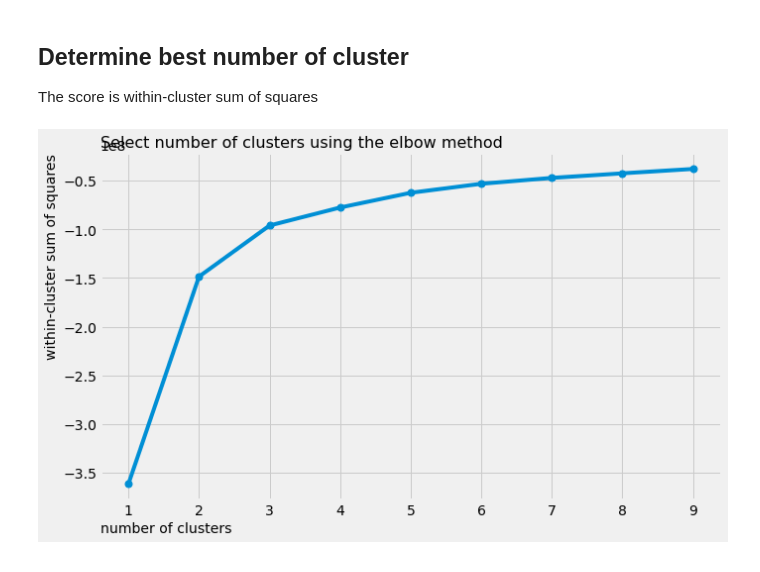
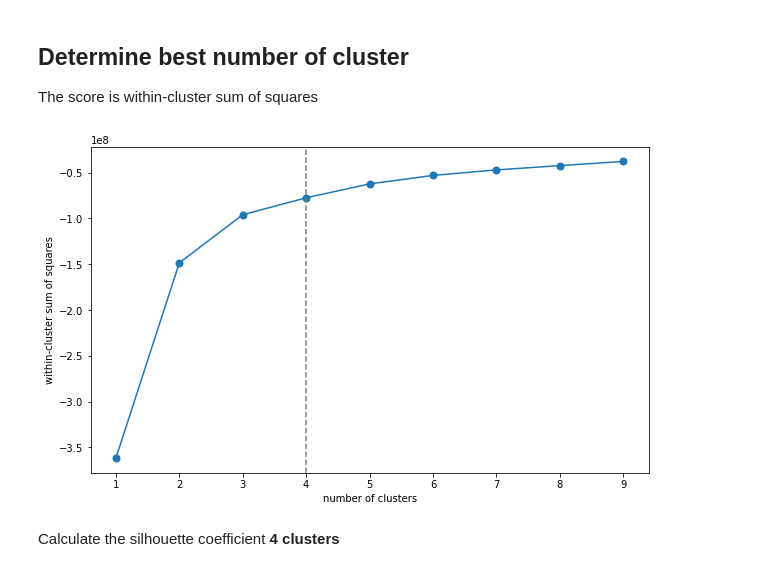
Before and after one commit to friethjof/correlation_classification, a Jupyter notebook: clustering_with_kmeans.ipynb, the cells around one changed output. Drawn from its saved outputs; the diff is of its cells as text; code cells hidden in the pictures.

Commit message:
add plotting to kmeans-notenbook

```diff
--- a/clustering_with_kmeans.ipynb
+++ b/clustering_with_kmeans.ipynb
@@ -39,28 +43,23 @@ features.head()
 
 The score is within-cluster sum of squares
 # %%
-wcss = []  # create a list to hold the within-cluster sum of squares values
-for number_of_clusters in range(1, 10):  # we have to start with at least one cluster. 9 is plenty for this dataset
-    model = KMeans(n_clusters=number_of_clusters, random_state=0)  # instantiate KMeans with the number of clusters. Use random_state to make scores reproducible
-    model.fit(features)  # search for good cluster centers
+wcss = []
+for number_of_clusters in range(1, 10):
+    model = KMeans(
+        n_clusters=number_of_clusters,
+        random_state=0
+    )
+    model.fit(features)
     wcss.append(model.score(features))
-# %%
-import matplotlib.pyplot as plt
-plt.style.use('fivethirtyeight')  # use styling for a nice plot
-
-# create figure and axis and plot the scores
-fig, ax = plt.subplots(figsize=[10, 6])
-ax.plot(range(1, 10), wcss, marker='o', markersize=7)  # use big markers to see which number of clusters is best
-
-# set title and labels of the plot
-ax.set_title('Select number of clusters using the elbow method', size=16, loc='left')
-ax.set_xlabel(xlabel='number of clusters',
-              position=[0, 0],
-              horizontalalignment='left',
-              size=14)
-ax.set_ylabel(ylabel='within-cluster sum of squares',
-              position=[0, 1],
-              horizontalalignment='right',
-              size=14);
-# %% [output]
-[figure, removed]
+# %%
+fig, ax = plt.subplots(figsize=[10, 6])
+
+ax.plot(range(1, 10), wcss, marker='o', markersize=7)
+
+ax.set_xlabel('number of clusters')
+ax.set_ylabel('within-cluster sum of squares')
+ax.axvline(4, color='gray', ls='--');
+# %% [output]
+[figure, added]
+# %% [markdown]
+Calculate the silhouette coefficient **4 clusters**
```
Also changed, not shown: parts of 12 cells of this notebook.
